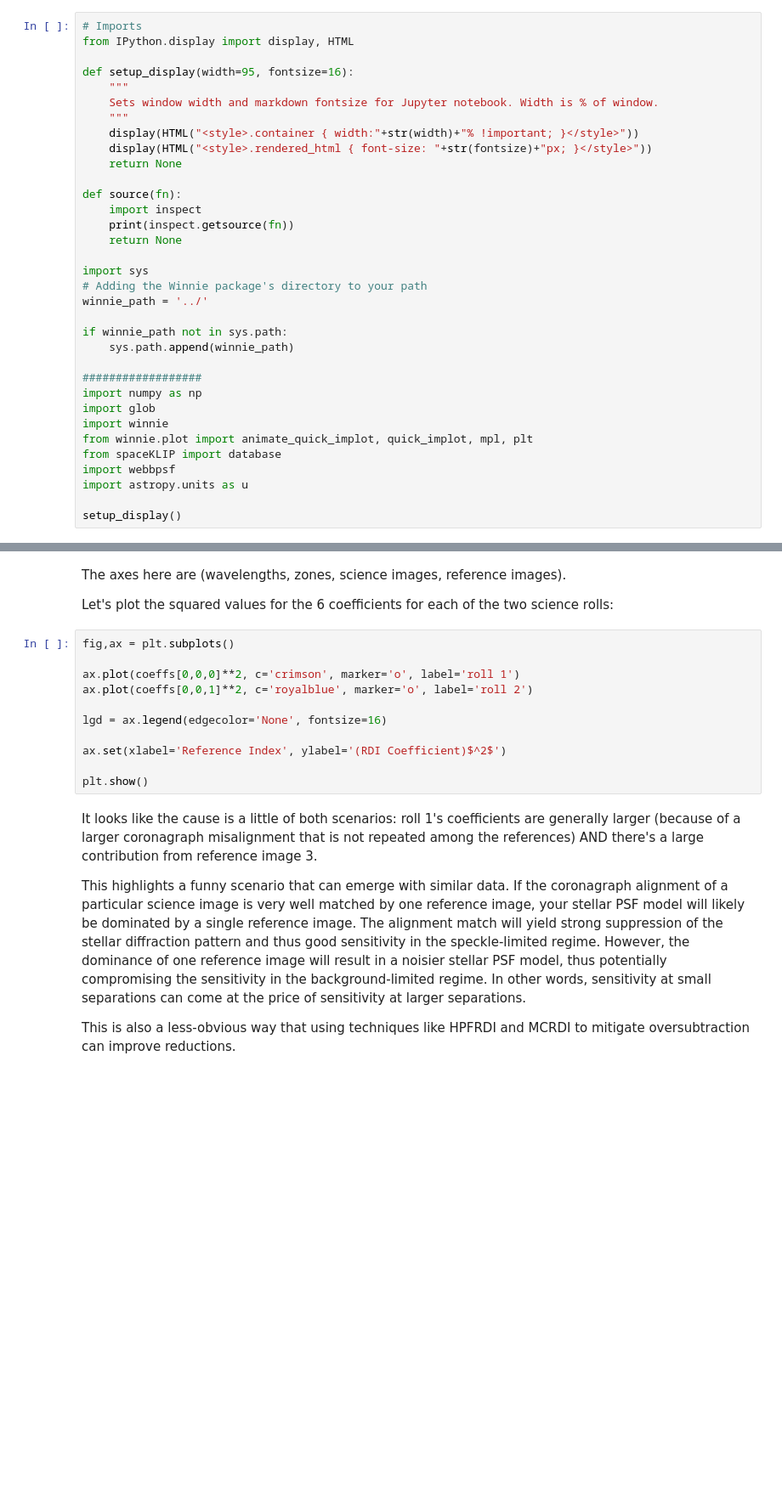
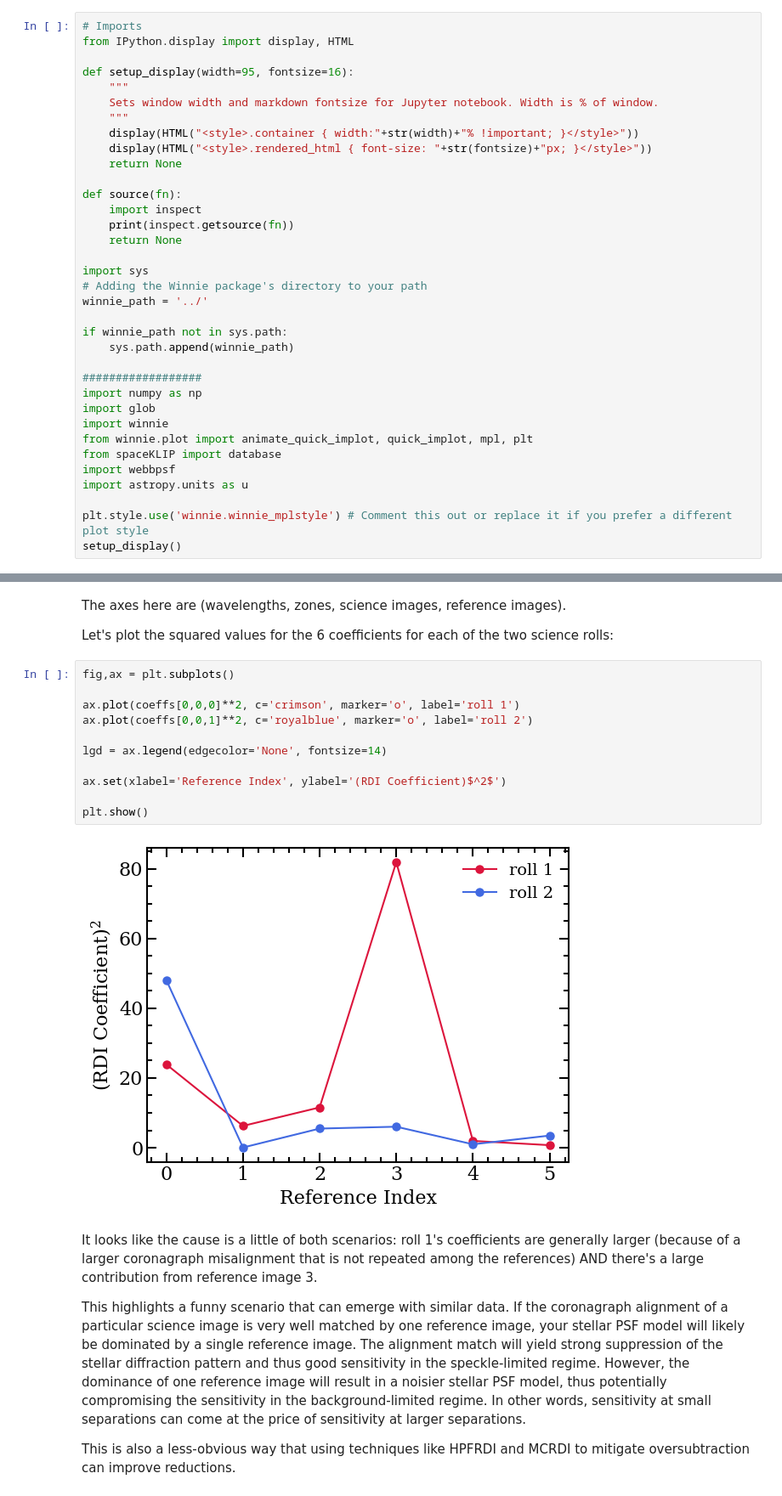
Before and after one commit to kdlawson/Winnie, a Jupyter notebook: tutorials/winnie_tutorial_3_rdi_settings_and_theory.ipynb, the cells around one changed output, grey strips where cells are left out. Shown at 85% size. Cells and saved outputs as stored; diff of their text form; blank space fills up the shorter version.

Commit message:
Adding executed tutorial notebooks and mplstyle file. New check on subtraction zone validity in SpaceRDI.

```diff
--- a/tutorials/winnie_tutorial_3_rdi_settings_and_theory.ipynb
+++ b/tutorials/winnie_tutorial_3_rdi_settings_and_theory.ipynb
@@ -31,6 +31,7 @@ from spaceKLIP import database
 import webbpsf
 import astropy.units as u
 
+plt.style.use('winnie.winnie_mplstyle') # Comment this out or replace it if you prefer a different plot style
 setup_display()
 # %%
 # Prep the SpaceRDI object:
@@ -292,14 +357,16 @@ Let's plot the squared values for the 6 coefficients for each of the two science
 # %%
 fig,ax = plt.subplots()
 
 ax.plot(coeffs[0,0,0]**2, c='crimson', marker='o', label='roll 1')
 ax.plot(coeffs[0,0,1]**2, c='royalblue', marker='o', label='roll 2')
 
-lgd = ax.legend(edgecolor='None', fontsize=16)
+lgd = ax.legend(edgecolor='None', fontsize=14)
 
 ax.set(xlabel='Reference Index', ylabel='(RDI Coefficient)$^2$')
 
 plt.show()
+# %% [output]
+[figure, added]
 # %% [markdown]
 It looks like the cause is a little of both scenarios: roll 1's coefficients are generally larger (because of a larger coronagraph misalignment that is not repeated among the references) AND there's a large contribution from reference image 3.
 
```
Also changed, not shown: parts of 15 cells of this notebook, 9 other files.
